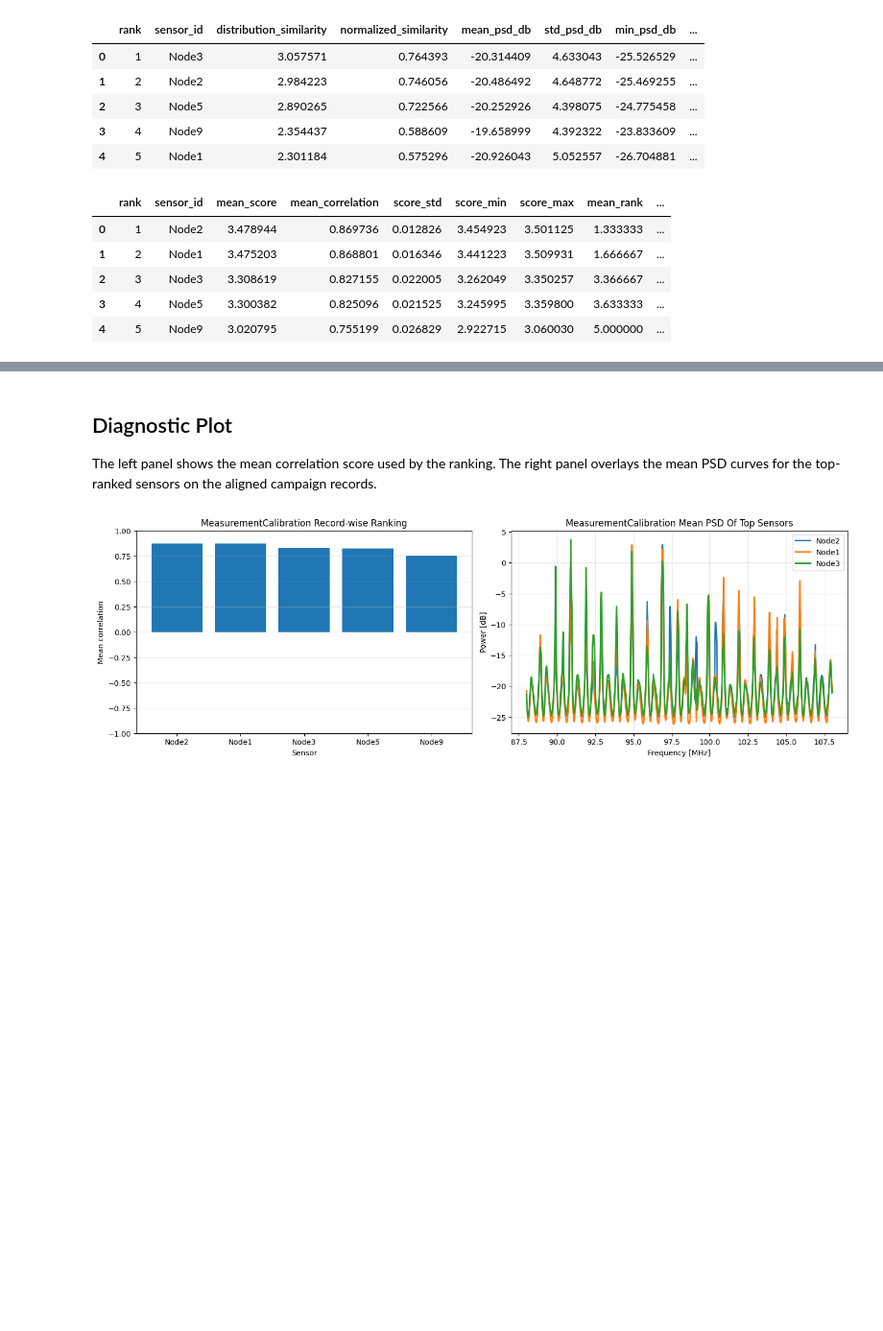
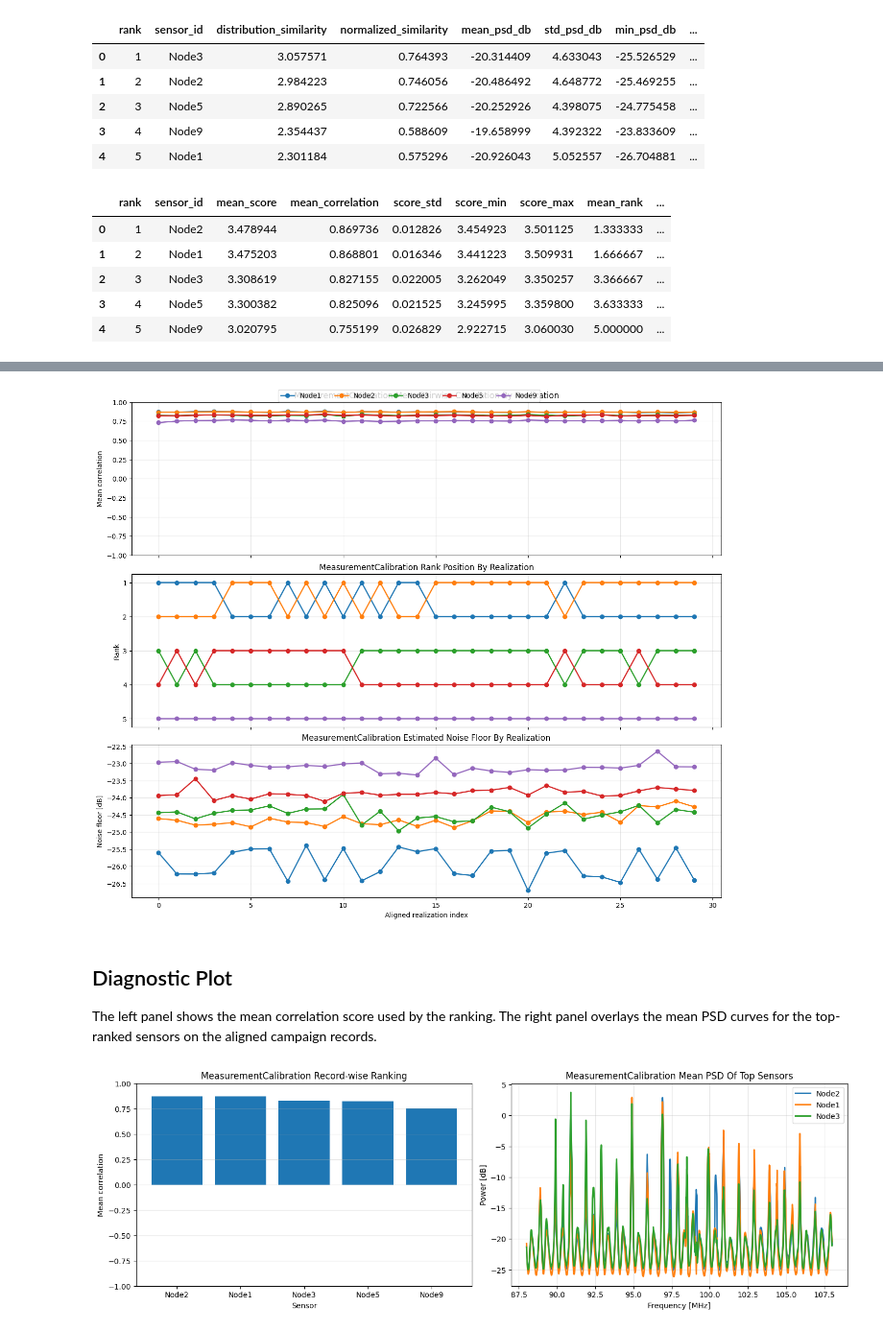
Before and after one commit to AlmondSund/MeasurementCalibration, a Jupyter notebook: notebooks/examples/sensor_ranking.ipynb, the cells around one changed output, grey strips where cells are left out. Shown at 96% size. Saved outputs shown, nothing was run; the diff lists cells and outputs as text; code cells hidden in the pictures; blank space fills up the shorter version.

```diff
--- a/notebooks/examples/sensor_ranking.ipynb
+++ b/notebooks/examples/sensor_ranking.ipynb
@@ -204,3 +264,64 @@ display(stability_frame)
+# %%
+n_other_sensors = max(analysis.dataset.n_sensors - 1, 1)
+per_record_mean_correlation = analysis.ranking_result.per_record_score / float(
+    n_other_sensors
+)
+per_record_order = np.argsort(analysis.ranking_result.per_record_score, axis=0)[::-1]
+per_record_rank = np.empty_like(per_record_order)
+for record_index in range(analysis.dataset.n_records):
+    per_record_rank[per_record_order[:, record_index], record_index] = np.arange(
+        1,
+        analysis.dataset.n_sensors + 1,
+        dtype=np.int64,
+    )
+
+record_indices = np.arange(analysis.dataset.n_records, dtype=np.int64)
+fig, axes = plt.subplots(3, 1, figsize=(13, 11), sharex=True, constrained_layout=True)
+
+for sensor_index, sensor_id in enumerate(analysis.dataset.sensor_ids):
+    axes[0].plot(
+        record_indices,
+        per_record_mean_correlation[sensor_index],
+        marker="o",
+        linewidth=1.8,
+        label=sensor_id,
+    )
+    axes[1].plot(
+        record_indices,
+        per_record_rank[sensor_index],
+        marker="o",
+        linewidth=1.8,
+        label=sensor_id,
+    )
+    axes[2].plot(
+        record_indices,
+        analysis.ranking_result.noise_floor_db[sensor_index],
+        marker="o",
+        linewidth=1.8,
+        label=sensor_id,
+    )
+
+axes[0].set_title(f"{campaign_label} Mean Pairwise Correlation By Realization")
+axes[0].set_ylabel("Mean correlation")
+axes[0].set_ylim(-1.0, 1.0)
+axes[0].grid(alpha=0.3)
+
+axes[1].set_title(f"{campaign_label} Rank Position By Realization")
+axes[1].set_ylabel("Rank")
+axes[1].set_ylim(analysis.dataset.n_sensors + 0.25, 0.75)
+axes[1].set_yticks(np.arange(1, analysis.dataset.n_sensors + 1))
+axes[1].grid(alpha=0.3)
+
+axes[2].set_title(f"{campaign_label} Estimated Noise Floor By Realization")
+axes[2].set_xlabel("Aligned realization index")
+axes[2].set_ylabel("Noise floor [dB]")
+axes[2].grid(alpha=0.3)
+
+handles, labels = axes[0].get_legend_handles_labels()
+fig.legend(handles, labels, loc="upper center", ncol=min(analysis.dataset.n_sensors, 5))
+plt.show()
+# %% [output]
+[figure, added]
 # %% [markdown]
 ## Diagnostic Plot
 
```
Also changed, not shown: parts of 3 cells of this notebook.
